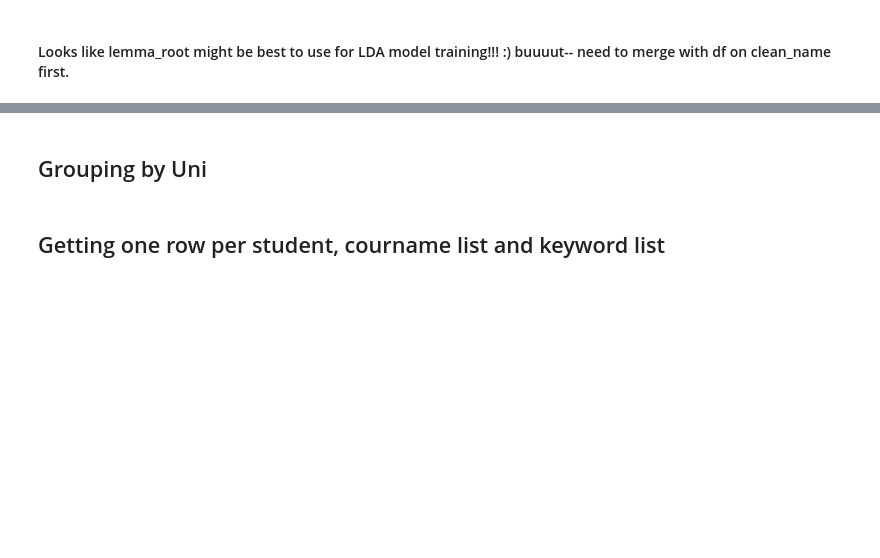
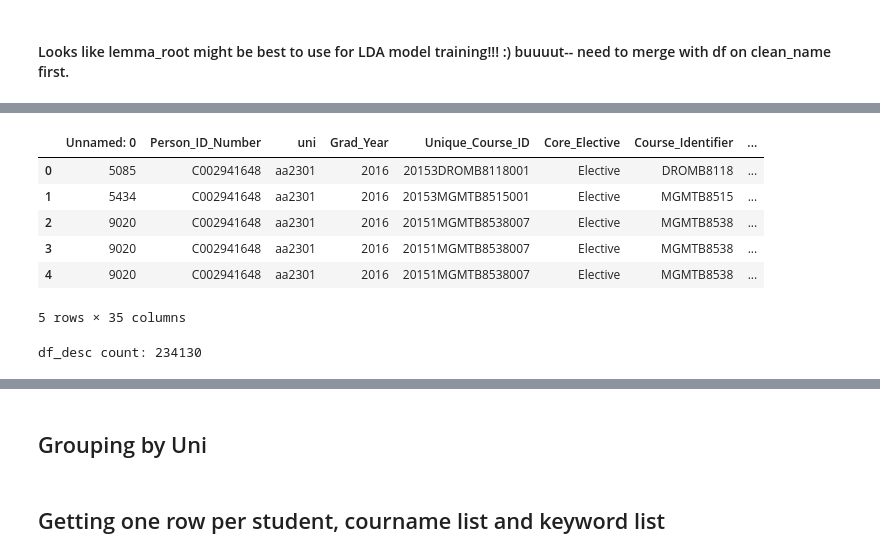
Before and after one commit to dyuthiii/CBS-Github-DND, a Jupyter notebook: Student Cluster Analysis and LDA-20250714T173604Z-1-001/Student Cluster Analysis and LDA/Student Cluster Analysis GDrive/LDA final.ipynb, the cells around one changed output, grey strips where cells are left out. Saved outputs shown, nothing was run; the diff lists cells and outputs as text; code cells hidden in the pictures; blank space fills up the shorter version.

```diff
--- a/Student Cluster Analysis and LDA-20250714T173604Z-1-001/Student Cluster Analysis and LDA/Student Cluster Analysis GDrive/LDA final.ipynb
+++ b/Student Cluster Analysis and LDA-20250714T173604Z-1-001/Student Cluster Analysis and LDA/Student Cluster Analysis GDrive/LDA final.ipynb
@@ -330,0 +435,4 @@ kept_keywords.to_csv("/content/drive/MyDrive/CBS/CBS-Github-DND/Student Cluster
+# %%
+desc = pd.read_csv("/content/drive/MyDrive/CBS/CBS-Github-DND/Student Cluster Analysis and LDA-20250714T173604Z-1-001/Student Cluster Analysis and LDA/raw data/Project - Student Course Clustering/Up to 20213 Course Descriptions.csv")
+desc["yearTerm"] = desc["yearTerm"].astype(str).str[:5]
+desc.head()
@@ -330,0 +446,9 @@ kept_keywords.to_csv("/content/drive/MyDrive/CBS/CBS-Github-DND/Student Cluster
+# %%
+desc["clean_name"] = desc["course_title"].fillna('') #changing nan to blank
+desc['clean_name'] = desc['clean_name'].str.replace(r'\s+', ' ', regex=True)#cleaning new line chars
+desc['clean_name'] = desc['clean_name'].str.replace("'", '', regex=False)#removing single quotes
+
+desc["course_description"] = desc["course_description"].fillna('') #changing nan to blank
+desc['course_description'] = desc['course_description'].str.replace(r'\s+', ' ', regex=True)#cleaning new line chars
+desc['course_description'] = desc['course_description'].str.replace("'", '', regex=False)#removing single quotes
+desc.head()
@@ -330,0 +462,4 @@ kept_keywords.to_csv("/content/drive/MyDrive/CBS/CBS-Github-DND/Student Cluster
+# %%
+desc['clean_name'] = desc['clean_name'].apply(rem_sw)
+desc["course_description"] = desc["course_description"].apply(rem_sw)
+desc.head()
@@ -330,0 +479,3 @@ kept_keywords.to_csv("/content/drive/MyDrive/CBS/CBS-Github-DND/Student Cluster
+# %%
+desc_only = desc[["yearTerm","course_number", "clean_name", 'course_description']]
+desc_only.head()
@@ -330,0 +489,17 @@ kept_keywords.to_csv("/content/drive/MyDrive/CBS/CBS-Github-DND/Student Cluster
+# %%
+df_desc = df.merge(desc_only,
+                       on=["clean_name", "yearTerm", "course_number"],
+                       how="left")
+df_desc.head()
+# %% [output]
+|  | Unnamed: 0 | Person_ID_Number | uni | Grad_Year | Unique_Course_ID | Core_Elective | Course_Identifier | ... |
+| 0 | 5085 | C002941648 | aa2301 | 2016 | 20153DROMB8118001 | Elective | DROMB8118 | ... |
+| 1 | 5434 | C002941648 | aa2301 | 2016 | 20153MGMTB8515001 | Elective | MGMTB8515 | ... |
+| 2 | 9020 | C002941648 | aa2301 | 2016 | 20151MGMTB8538007 | Elective | MGMTB8538 | ... |
+| 3 | 9020 | C002941648 | aa2301 | 2016 | 20151MGMTB8538007 | Elective | MGMTB8538 | ... |
+| 4 | 9020 | C002941648 | aa2301 | 2016 | 20151MGMTB8538007 | Elective | MGMTB8538 | ... |
+5 rows × 35 columns
+# %%
+print("df_desc count:", df_desc['clean_name'].count())
+# %% [output]
+df_desc count: 234130
```
Also changed, not shown: parts of 86 cells of this notebook, 3 other files.
